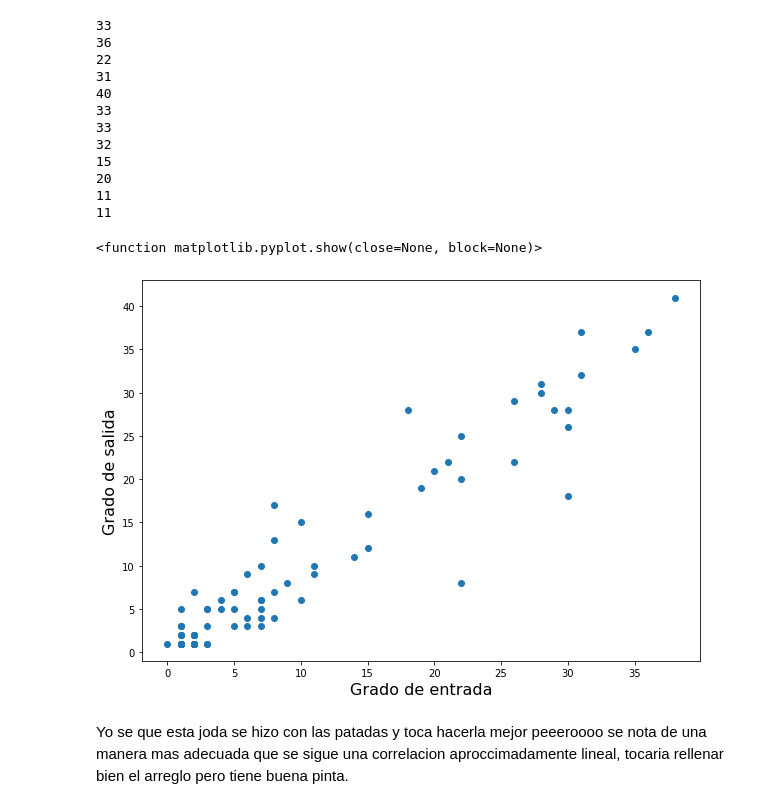
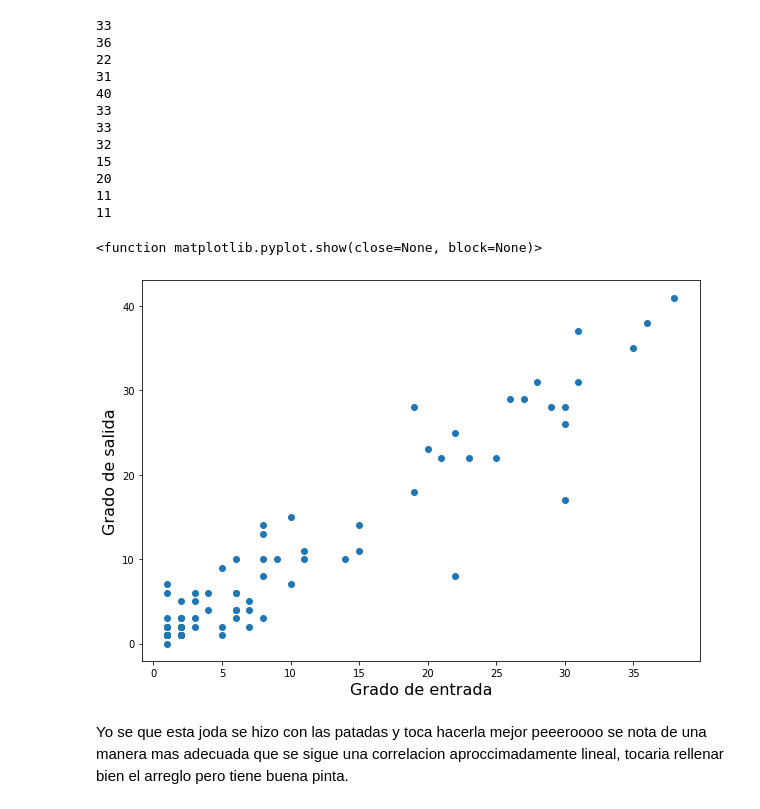
Before and after one commit to saramirezva/Tesis-congestion-Bogota, a Jupyter notebook: Red_completa_Bogota.ipynb, the cells around one changed output. Cells and saved outputs as stored; diff of their text form; code cells hidden in the pictures.

```diff
--- a/Red_completa_Bogota.ipynb
+++ b/Red_completa_Bogota.ipynb
@@ -909,13 +916,13 @@ for i in y1_in:
 # %%
 # Correlacion
 plt.figure(figsize = (10, 7))
-plt.plot(y1_in+[0], y1_out, 'o')
+plt.plot(y1_in, y1_out+[0], 'o')
 plt.xlabel('Grado de entrada', fontsize=16)
 plt.ylabel('Grado de salida', fontsize=16)
 plt.show
 # %% [output]
 <function matplotlib.pyplot.show(close=None, block=None)>
-[figure, old version]
+[figure, new version]
 # %% [markdown]
 Yo se que esta joda se hizo con las patadas y toca hacerla mejor peeeroooo se nota de una manera mas adecuada que se sigue una correlacion aproccimadamente lineal, tocaria rellenar bien el arreglo pero tiene buena pinta.
 # %% [markdown]
```
Also changed, not shown: parts of 64 cells of this notebook.
